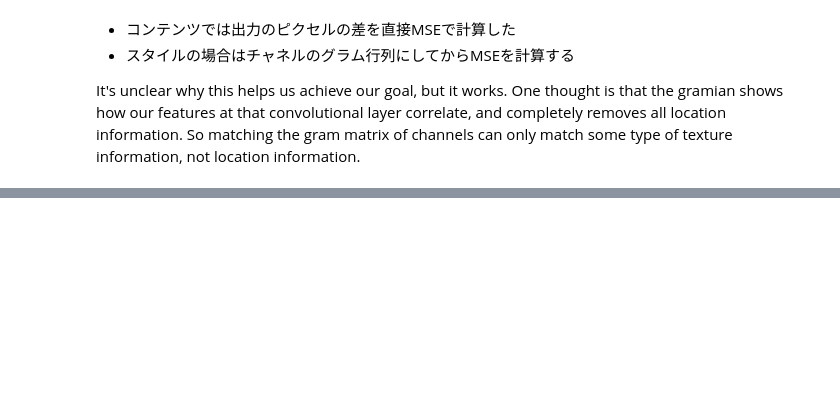
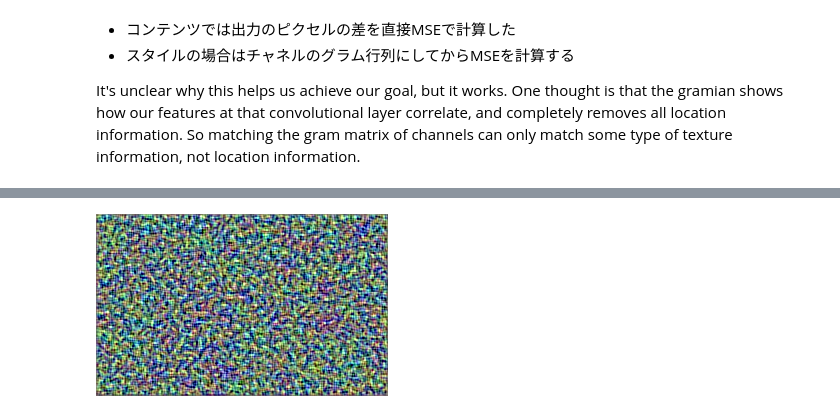
Before and after one commit to aidiary/notebooks, a Jupyter notebook: keras/170808-neural-style-transfer.ipynb, the cells around one changed output, grey strips where cells are left out. Saved outputs shown, nothing was run; the diff lists cells and outputs as text; code cells hidden in the pictures; blank space fills up the shorter version.

```diff
--- a/keras/170808-neural-style-transfer.ipynb
+++ b/keras/170808-neural-style-transfer.ipynb
@@ -402,0 +381,4 @@ KeyboardInterrupt:
+# %%
+Image.open('results/res_at_iteration_0.png')
+# %% [output]
+[figure, added]
```
Also changed, not shown: parts of 28 cells of this notebook.
